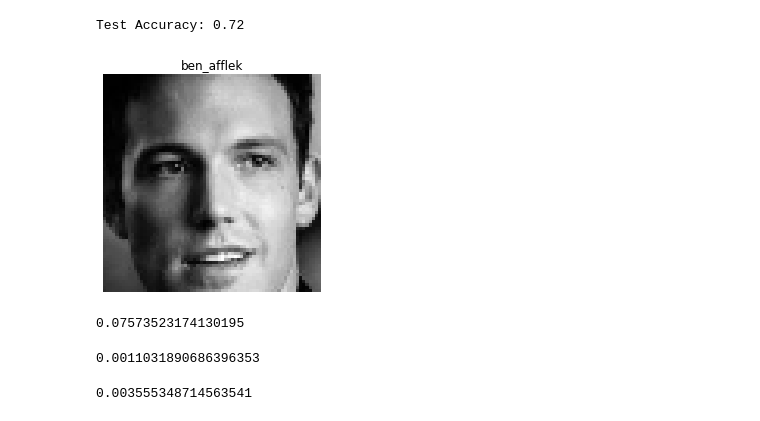
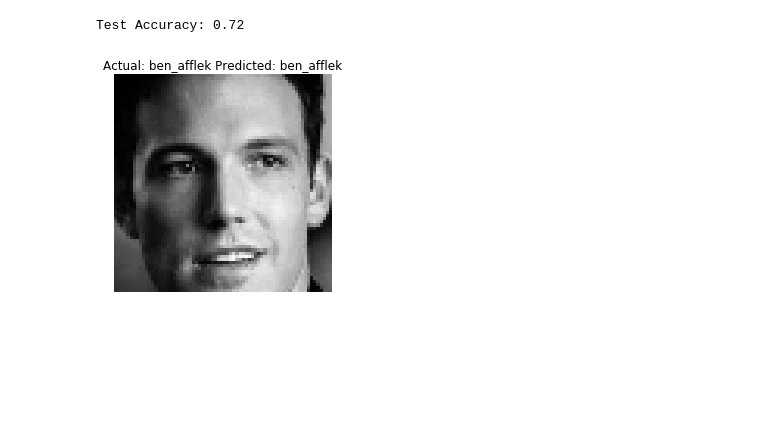
Before and after one commit to rameez471/LBP, a Jupyter notebook: 5Celeb.ipynb, the cells around one changed output. Cells and saved outputs as stored; diff of their text form; code cells hidden in the pictures; blank space fills up the shorter version.

Commit message:
Sample

```diff
--- a/5Celeb.ipynb
+++ b/5Celeb.ipynb
@@ -155,25 +155,12 @@ Test Accuracy: 0.72
 # %%
 sample_image = X_test[0]
 
 sample = np.expand_dims(X_test_pca[0],axis=0)
-pred = model.predict(sample)
+pred = model.predict(sample)[0]
 
 plt.imshow(images[0],cmap='gray')
 plt.axis('off')
-name = names[pred[0]]
-plt.title(name)
+plt.title('Actual: {} Predicted: {}'.format(names[y_test[0]],names[pred]))
 plt.show()
 # %% [output]
-[figure, old version]
+[figure, new version]
-# %%
-np.linalg.norm(X_test[0]-X_train[0])
-# %% [output]
-0.07573523174130195
-# %%
-abs(np.sum(X_test[0]-X_train[0]))
-# %% [output]
-0.0011031890686396353
-# %%
-abs(np.sum(X_test[0]-X_train[60]))
-# %% [output]
-0.003555348714563541
```
Also changed, not shown: 3 other files.
